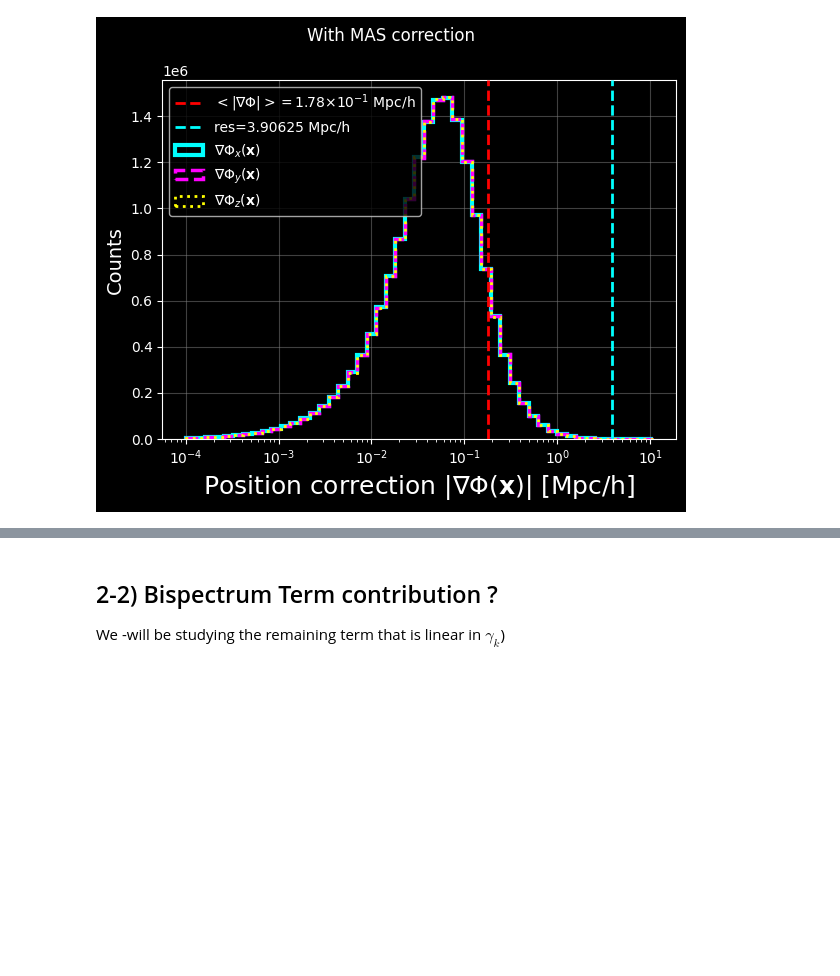
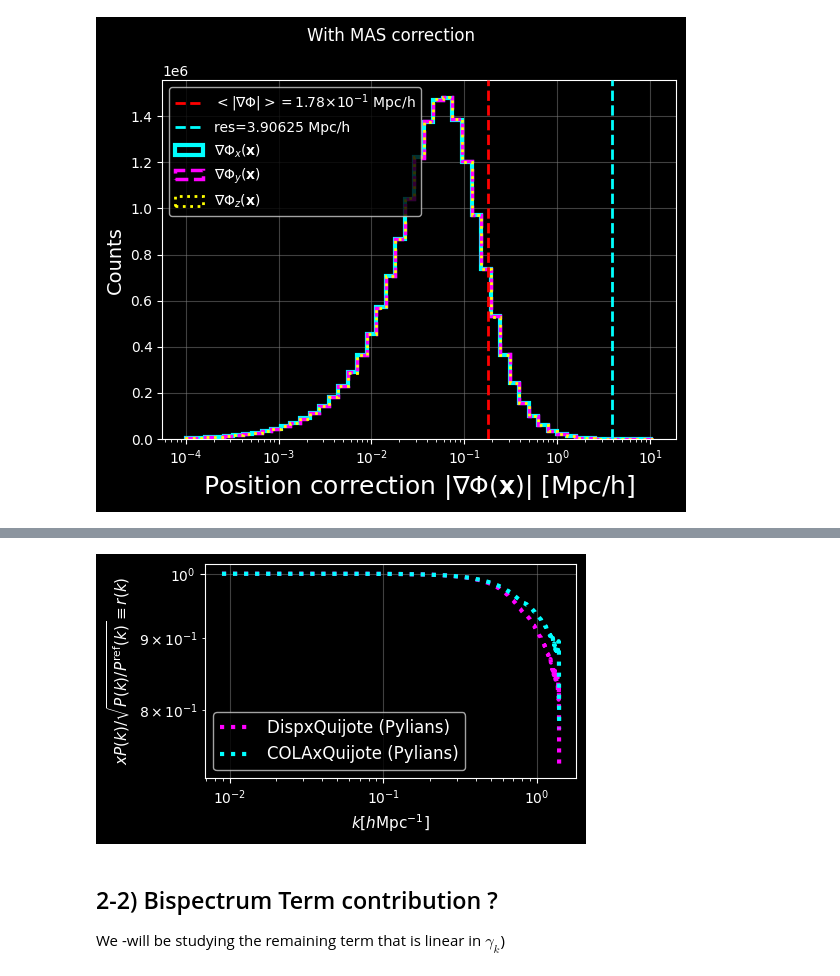
Before and after one commit to anirbanbairagi/Power-Spectrum-Change-Under-Gradient-Perturbation, a Jupyter notebook: DM_benchmark_nico_pylians.ipynb, the cells around one changed output, grey strips where cells are left out. Saved outputs shown, nothing was run; the diff lists cells and outputs as text; code cells hidden in the pictures; blank space fills up the shorter version.

Commit message:
pypower and pylians separated tests

```diff
--- a/DM_benchmark_nico_pylians.ipynb
+++ b/DM_benchmark_nico_pylians.ipynb
@@ -1303,3 +1316,17 @@ plt.savefig(os.path.join(figroot, "Pk_results_correlated_noBterm.pdf"), bbox_inc
+# %%
+fig, axes = plt.subplots(1,1, figsize = (5,3))
+axes.plot(k_Xdisp, rkdisp, ':', label='DispxQuijote (Pylians)', zorder= 10, lw = 3, color = "magenta")
+axes.plot(k_X, rk, ':', label='COLAxQuijote (Pylians)', zorder= 10, lw = 3, color = "cyan")
+axes.set_xscale("log")
+axes.set_yscale("log")
+axes.legend(fontsize = 12)
+axes.set_xlabel(r"$k [h\text{Mpc}^{-1}]$", fontsize = 11)
+axes.set_ylabel(r"$xP(k)/\sqrt{P(k)/P^{\mathrm{ref}}(k)} \equiv r(k)$", fontsize = 11, rotation = 90)
+axes.grid(color = "gray", alpha = 0.5)
+plt.tight_layout()
+plt.savefig(os.path.join(figroot, "crosscorr_disp_nbody.pdf"), bbox_inches = "tight")
+# %% [output]
+[figure, added]
 # %% [markdown]
 ## 2-2) Bispectrum Term contribution ?
 We -will be studying the remaining term that is linear in $\gamma_k$)
```
Also changed, not shown: parts of 13 cells of this notebook.
